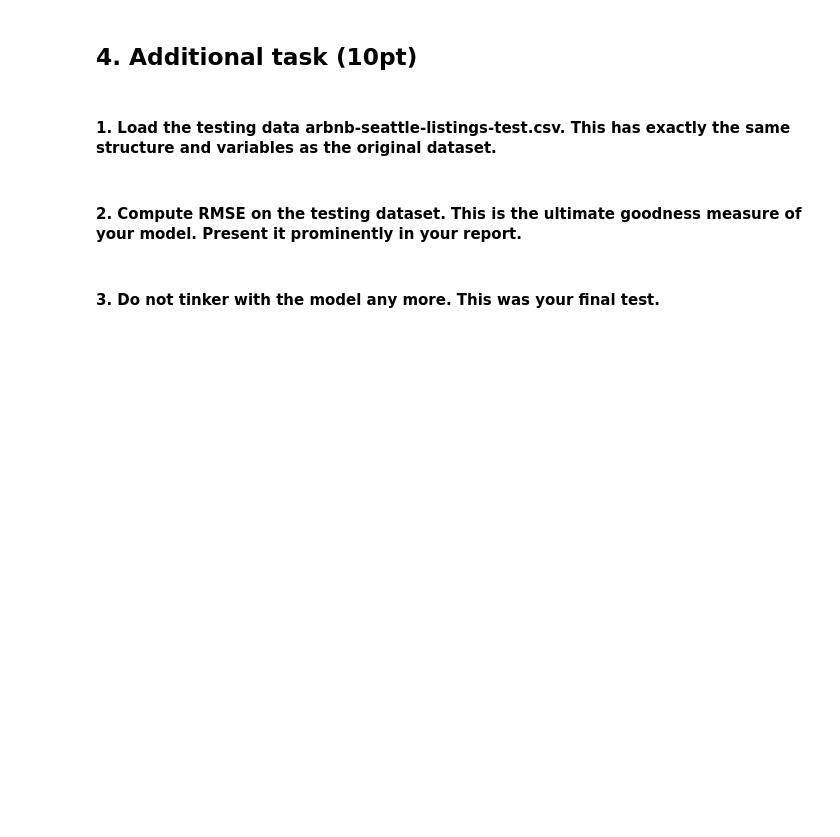
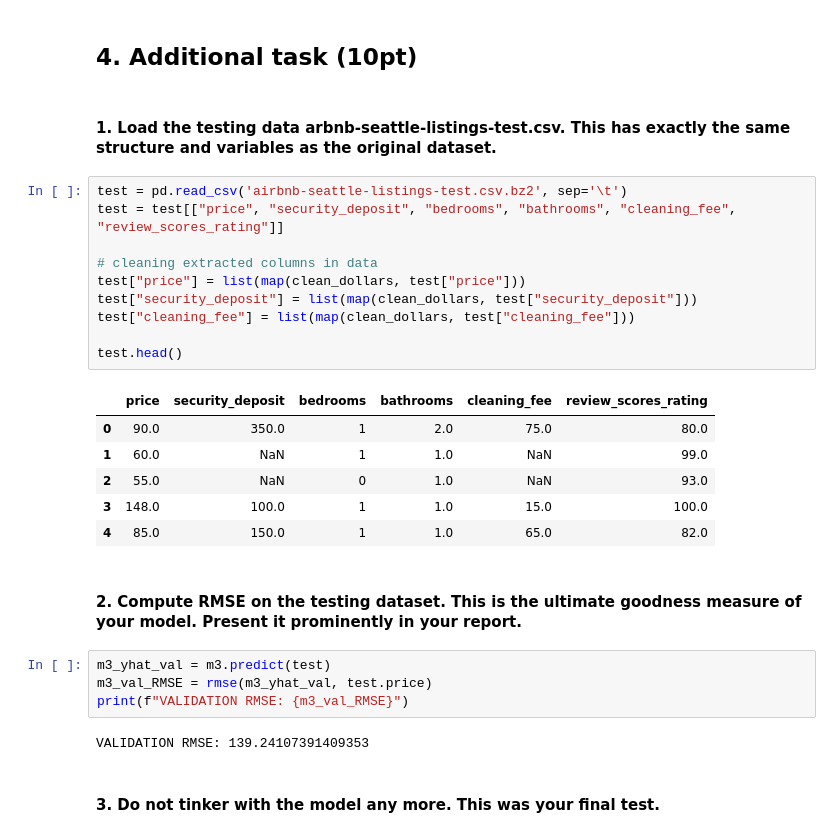
Before and after one commit to datalex88/airbnb_model, a Jupyter notebook: assignment_06.ipynb, the cells around one changed output. Drawn from its saved outputs; the diff is of its cells as text; blank space fills up the shorter version.

```diff
--- a/assignment_06.ipynb
+++ b/assignment_06.ipynb
@@ -245,7 +249,30 @@ This could potentially be discriminating against Airbnb if local governments can
 ## 4. Additional task (10pt)
 # %% [markdown]
 #### 1. Load the testing data arbnb-seattle-listings-test.csv. This has exactly the same structure and variables as the original dataset.
+# %%
+test = pd.read_csv('airbnb-seattle-listings-test.csv.bz2', sep='\t')
+test = test[["price", "security_deposit", "bedrooms", "bathrooms", "cleaning_fee", "review_scores_rating"]]
+
+# cleaning extracted columns in data
+test["price"] = list(map(clean_dollars, test["price"]))
+test["security_deposit"] = list(map(clean_dollars, test["security_deposit"]))
+test["cleaning_fee"] = list(map(clean_dollars, test["cleaning_fee"]))
+
+test.head()
+# %% [output]
+|  | price | security_deposit | bedrooms | bathrooms | cleaning_fee | review_scores_rating |
+| 0 | 90.0 | 350.0 | 1 | 2.0 | 75.0 | 80.0 |
+| 1 | 60.0 | NaN | 1 | 1.0 | NaN | 99.0 |
+| 2 | 55.0 | NaN | 0 | 1.0 | NaN | 93.0 |
+| 3 | 148.0 | 100.0 | 1 | 1.0 | 15.0 | 100.0 |
+| 4 | 85.0 | 150.0 | 1 | 1.0 | 65.0 | 82.0 |
 # %% [markdown]
 #### 2. Compute RMSE on the testing dataset. This is the ultimate goodness measure of your model. Present it prominently in your report.
+# %%
+m3_yhat_val = m3.predict(test)
+m3_val_RMSE = rmse(m3_yhat_val, test.price)
+print(f"VALIDATION RMSE: {m3_val_RMSE}")
+# %% [output]
+VALIDATION RMSE: 139.24107391409353
 # %% [markdown]
 #### 3. Do not tinker with the model any more. This was your final test.
```
Also changed, not shown: parts of 5 cells of this notebook, 1 other file.
